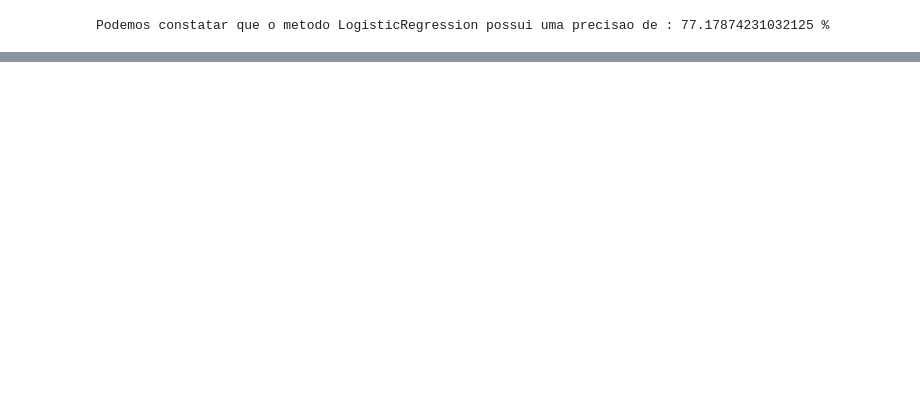
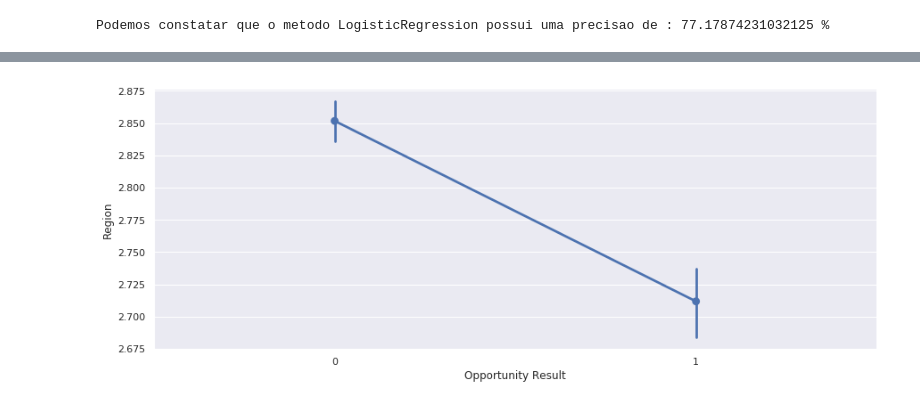
Before and after one commit to RaquelRufino/ProjetoIA, a Jupyter notebook: Sales.ipynb, the cells around one changed output, grey strips where cells are left out. Drawn from its saved outputs; the diff is of its cells as text; code cells hidden in the pictures; blank space fills up the shorter version.

```diff
--- a/Sales.ipynb
+++ b/Sales.ipynb
@@ -219,0 +220,5 @@ The Stochastic Gradient Decent is:  76.18
+# %%
+axes = sns.factorplot('Opportunity Result','Region',
+                      data=sales_data, aspect = 2.5, )
+# %% [output]
+[figure, added]
```
Also changed, not shown: parts of 2 cells of this notebook.
